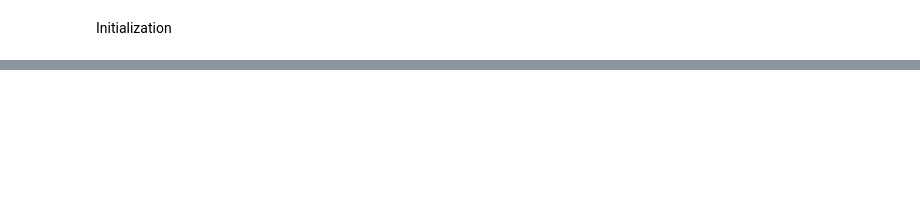
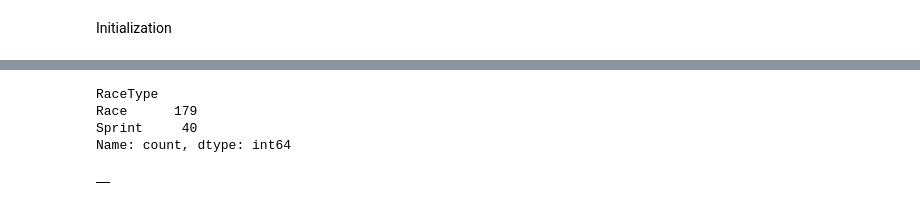
Before and after one commit to nickfujimura/F1-Fantasy, a Jupyter notebook: Notebook.ipynb, the cells around one changed output, grey strips where cells are left out. Drawn from its saved outputs; the diff is of its cells as text; code cells hidden in the pictures; blank space fills up the shorter version.

```diff
--- a/Notebook.ipynb
+++ b/Notebook.ipynb
@@ -91,9 +577,22 @@ Fetching data for 2020...
+# %%
+# Filter the DataFrame for 2024 races
+df_race_2024 = df_race_results[df_race_results['Year'] == 2024]
+
+# Group by the race name and count the occurrences
+race_counts = df_race_2024['RaceType'].value_counts()
+
+# Display the results
+print(race_counts)
+# %% [output]
+RaceType
+Race      179
+Sprint     40
+Name: count, dtype: int64
 # %%
-# Convert the race results to a DataFrame
-df_race_results = pd.DataFrame(race_results)
-
 # Display the first few rows of the DataFrame
-df_race_results.head()
+df_sprint_results.tail(30)
 
 # Save the DataFrame to a CSV file
-df_race_results.to_csv('f1_race_results_2017_present.csv', index=False)
+# df_race_results.to_csv('f1_race_results_2017_present.csv', index=False)
+# %% [output]
+|  |
```
Also changed, not shown: parts of 7 cells of this notebook.
